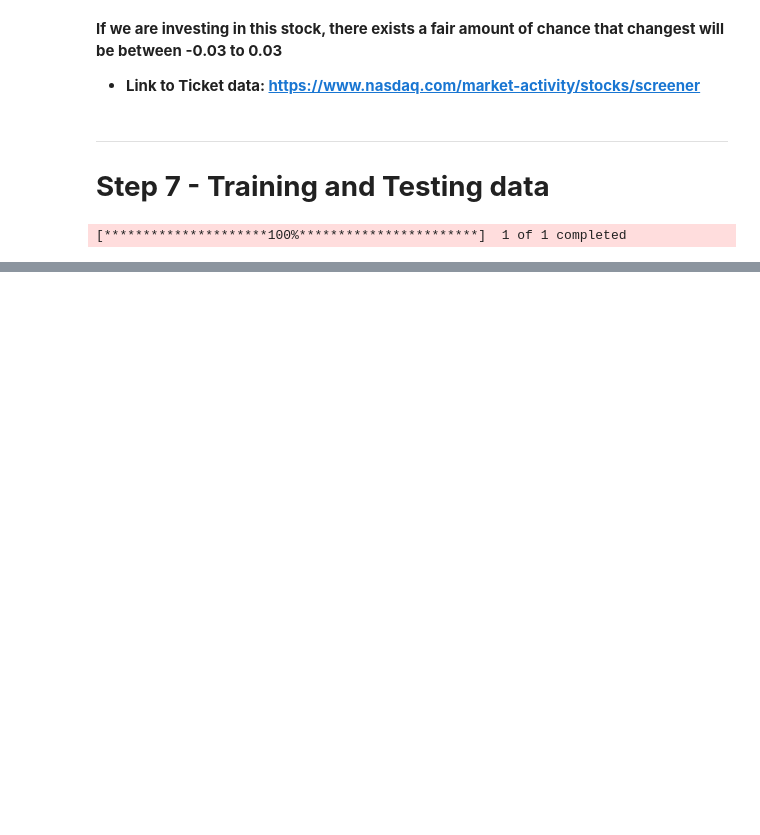
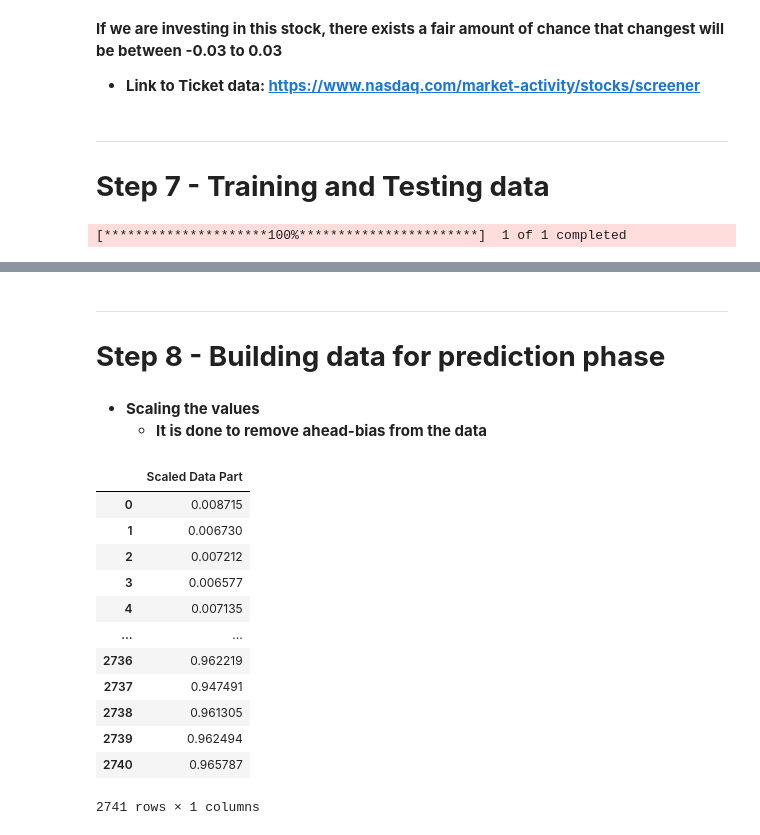
Before and after one commit to ravishchanda/bleep, a Jupyter notebook: 20thNov_LSTMCS_Dev.ipynb, the cells around one changed output, grey strips where cells are left out. Cells and saved outputs as stored; diff of their text form; code cells hidden in the pictures; blank space fills up the shorter version.

```diff
--- a/20thNov_LSTMCS_Dev.ipynb
+++ b/20thNov_LSTMCS_Dev.ipynb
@@ -338,0 +348,2 @@ data
+# %%
+df_close = data[["Close"]]
@@ -338,0 +358,27 @@ data
+# %% [markdown]
+<hr>
+
+# **Step 8 - Building data for prediction phase**
+# %% [markdown]
+* **Scaling the values**
+  * **It is done to remove ahead-bias from the data**
+# %%
+scaler = MinMaxScaler()
+# %%
+data_scaled = scaler.fit_transform(df_close)
+# %%
+pd.DataFrame(data_scaled, columns = ["Scaled Data Part"])
+# %% [output]
+|  | Scaled Data Part |
+| 0 | 0.008715 |
+| 1 | 0.006730 |
+| 2 | 0.007212 |
+| 3 | 0.006577 |
+| 4 | 0.007135 |
+| ... | ... |
+| 2736 | 0.962219 |
+| 2737 | 0.947491 |
+| 2738 | 0.961305 |
+| 2739 | 0.962494 |
+| 2740 | 0.965787 |
+2741 rows × 1 columns
```
Also changed, not shown: parts of 64 cells of this notebook.
